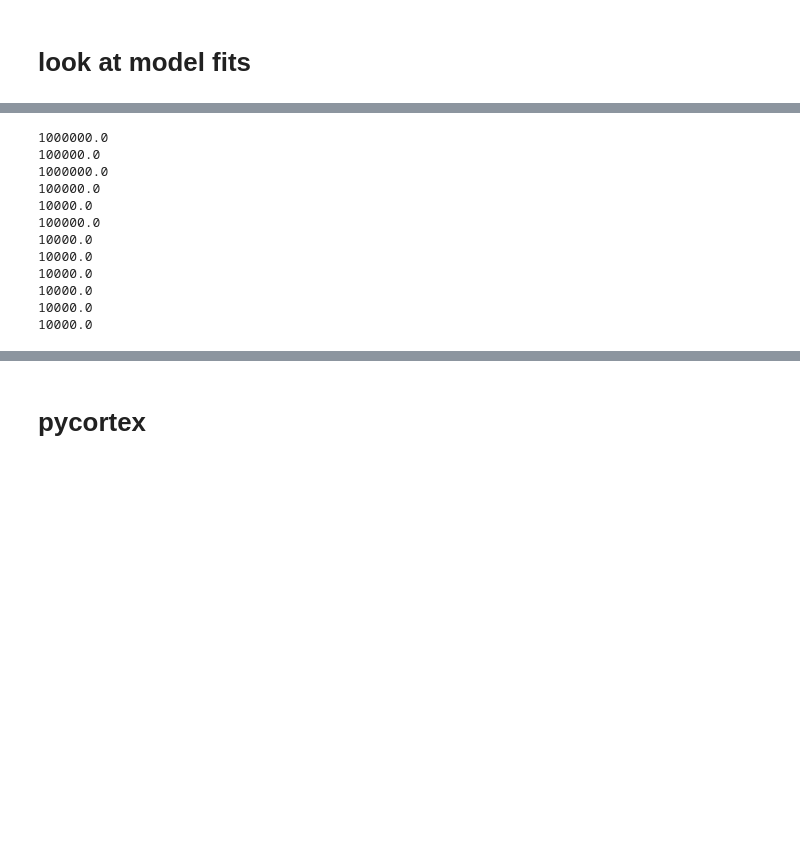
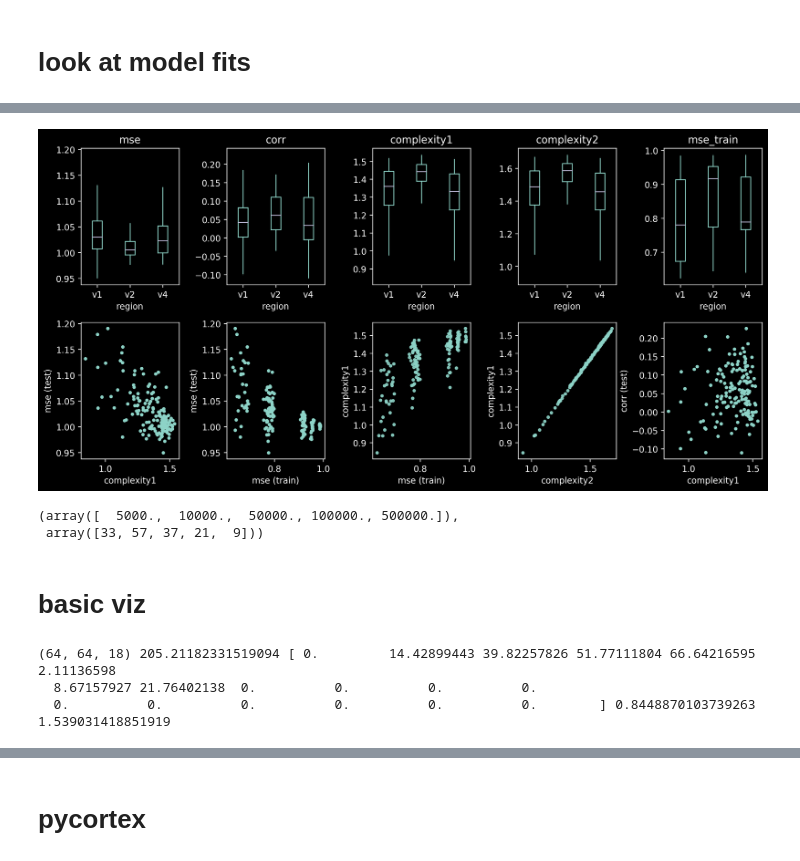
Before and after one commit to csinva/dnn-experiments, a Jupyter notebook: linear_experiments/fmri/analyze_fmri.ipynb, the cells around one changed output, grey strips where cells are left out. Drawn from its saved outputs; the diff is of its cells as text; code cells hidden in the pictures; blank space fills up the shorter version.

Commit message:
volumetric plot

```diff
--- a/linear_experiments/fmri/analyze_fmri.ipynb
+++ b/linear_experiments/fmri/analyze_fmri.ipynb
@@ -16,6 +16,8 @@ import gabor_feats
 from scipy.io import loadmat
 import seaborn as sns
 import pandas as pd
+from mpl_toolkits.mplot3d import Axes3D  # noqa: F401 unused import
+plt.style.use('dark_background')
 from run import *
 out_dir = '/scratch/users/vision/data/gallant/vim_2_crcns'
 # %% [markdown]
@@ -59,16 +52,51 @@ plt.setp(axes, yticks=[])
+# %%
+cols = ['mse', 'corr', 'complexity1', 'complexity2', 'mse_train']
+f, axes = plt.subplots(2, 5, figsize=(12, 6), dpi=250)
+axes = axes.flatten()
+for i, col in enumerate(cols):
+    # plt.subplot(R, C, 1)
+    r.boxplot(by='region', column=col, ax=axes[i], grid=False)
+
+ax = axes[i + 1]
+ax.plot(r['complexity1'], r['mse'], '.')
+ax.set_xlabel('complexity1')
+ax.set_ylabel('mse (test)')
+i += 1
+
+ax = axes[i + 1]
+ax.plot(r['mse_train'], r['mse'], '.')
+ax.set_xlabel('mse (train)')
+ax.set_ylabel('mse (test)')
+i += 1
+
+ax = axes[i + 1]
+ax.plot(r['mse_train'], r['complexity1'], '.', alpha=0.9)
+ax.set_xlabel('mse (train)')
+ax.set_ylabel('complexity1')
+i += 1
+
+ax = axes[i + 1]
+ax.plot(r['complexity2'], r['complexity1'], '.', alpha=0.9)
+ax.set_xlabel('complexity2')
+ax.set_ylabel('complexity1')
+i += 1
+
+ax = axes[i + 1]
+ax.plot(r['complexity1'], r['corr'], '.')
+ax.set_xlabel('complexity1')
+ax.set_ylabel('corr (test)')
+i += 1
+
+plt.suptitle('')
+plt.tight_layout()
+plt.show()
+# %% [output]
+[figure, added]
 # %%
+alphas = []
 for i in range(results.shape[0]):
-    print(results.model.iloc[i].alpha_)
+    alphas.append(results.model.iloc[i].alpha_)
+np.unique(alphas, return_counts=True)
 # %% [output]
-1000000.0
-100000.0
-1000000.0
-100000.0
-10000.0
-100000.0
-10000.0
-10000.0
-10000.0
-10000.0
-10000.0
-10000.0
+(array([  5000.,  10000.,  50000., 100000., 500000.]),
+ array([33, 57, 37, 21,  9]))
@@ -85,0 +103,2 @@ vol = np.zeros(73728)
+# %% [markdown]
+# basic viz
@@ -85,0 +112,6 @@ vol = np.zeros(73728)
+# %%
+print(vol.shape, np.nansum(vol), np.nansum(np.nansum(vol, axis=0), axis=0), np.nanmin(vol), np.nanmax(vol))
+# %% [output]
+(64, 64, 18) 205.21182331519094 [ 0.         14.42899443 39.82257826 51.77111804 66.64216595  2.11136598
+  8.67157927 21.76402138  0.          0.          0.          0.
+  0.          0.          0.          0.          0.          0.        ] 0.8448870103739263 1.539031418851919
```
Also changed, not shown: parts of 10 cells of this notebook, 3 other files.
